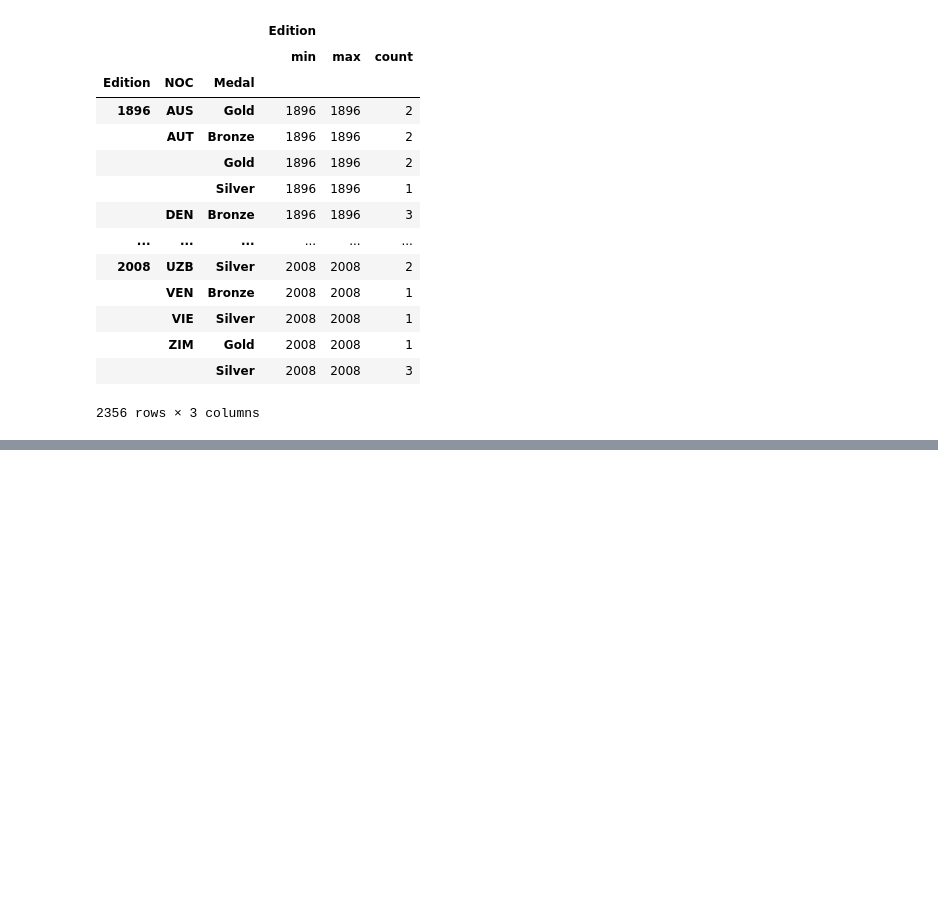
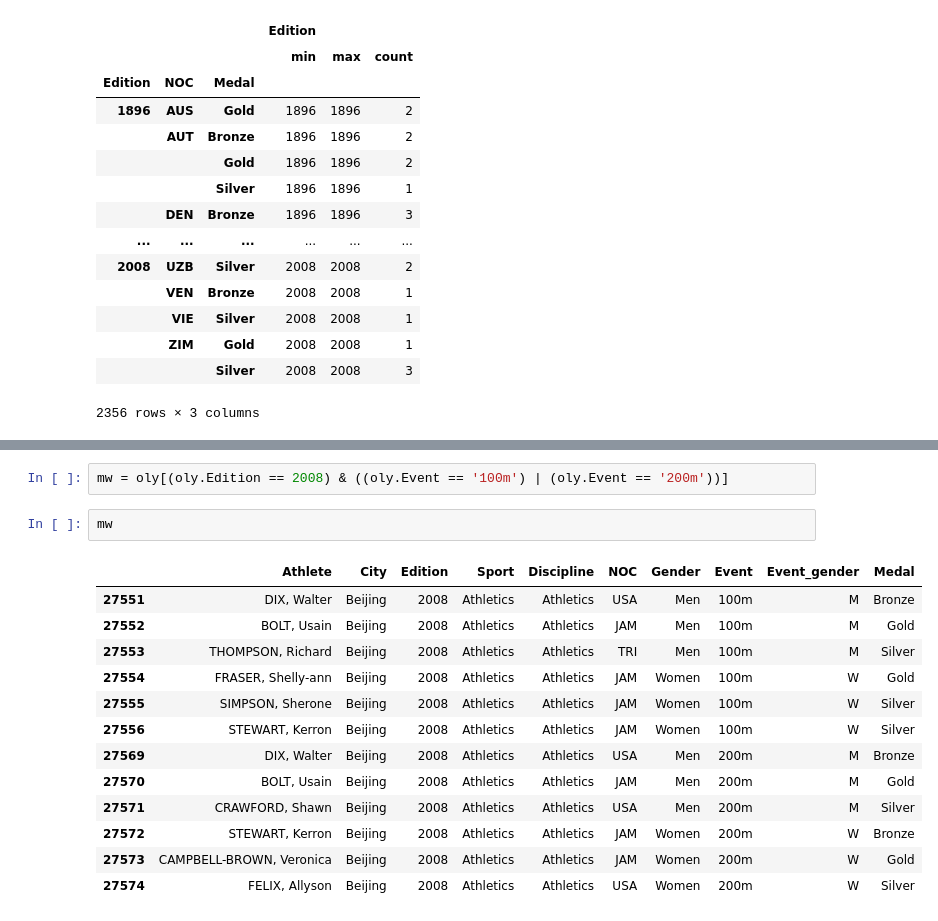
Before and after one commit to theSohanur/pandas-essential, a Jupyter notebook: pandas.notebook.ipynb, the cells around one changed output, grey strips where cells are left out. Cells and saved outputs as stored; diff of their text form; blank space fills up the shorter version.

```diff
--- a/pandas.notebook.ipynb
+++ b/pandas.notebook.ipynb
@@ -1039,0 +1040,18 @@ oly.loc[oly.Athlete == 'LEWIS, Carl']
+# %%
+mw = oly[(oly.Edition == 2008) & ((oly.Event == '100m') | (oly.Event == '200m'))]
+# %%
+mw
+# %% [output]
+|  | Athlete | City | Edition | Sport | Discipline | NOC | Gender | Event | Event_gender | Medal |
+| 27551 | DIX, Walter | Beijing | 2008 | Athletics | Athletics | USA | Men | 100m | M | Bronze |
+| 27552 | BOLT, Usain | Beijing | 2008 | Athletics | Athletics | JAM | Men | 100m | M | Gold |
+| 27553 | THOMPSON, Richard | Beijing | 2008 | Athletics | Athletics | TRI | Men | 100m | M | Silver |
+| 27554 | FRASER, Shelly-ann | Beijing | 2008 | Athletics | Athletics | JAM | Women | 100m | W | Gold |
+| 27555 | SIMPSON, Sherone | Beijing | 2008 | Athletics | Athletics | JAM | Women | 100m | W | Silver |
+| 27556 | STEWART, Kerron | Beijing | 2008 | Athletics | Athletics | JAM | Women | 100m | W | Silver |
+| 27569 | DIX, Walter | Beijing | 2008 | Athletics | Athletics | USA | Men | 200m | M | Bronze |
+| 27570 | BOLT, Usain | Beijing | 2008 | Athletics | Athletics | JAM | Men | 200m | M | Gold |
+| 27571 | CRAWFORD, Shawn | Beijing | 2008 | Athletics | Athletics | USA | Men | 200m | M | Silver |
+| 27572 | STEWART, Kerron | Beijing | 2008 | Athletics | Athletics | JAM | Women | 200m | W | Bronze |
+| 27573 | CAMPBELL-BROWN, Veronica | Beijing | 2008 | Athletics | Athletics | JAM | Women | 200m | W | Gold |
+| 27574 | FELIX, Allyson | Beijing | 2008 | Athletics | Athletics | USA | Women | 200m | W | Silver |
```
Also changed, not shown: parts of 16 cells of this notebook.
